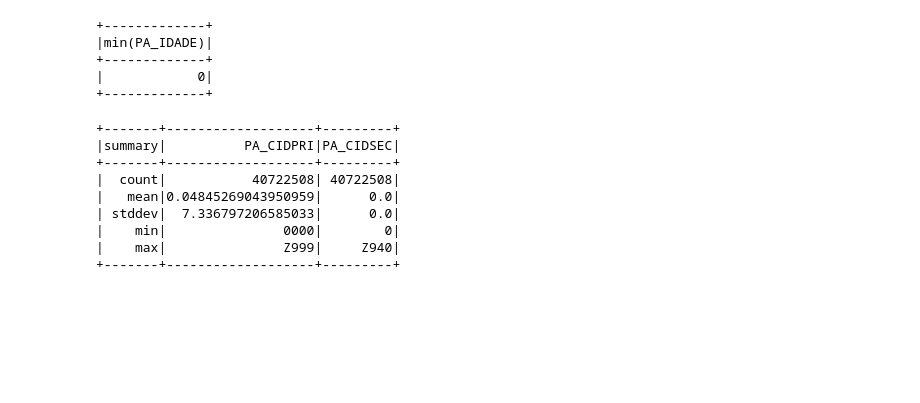
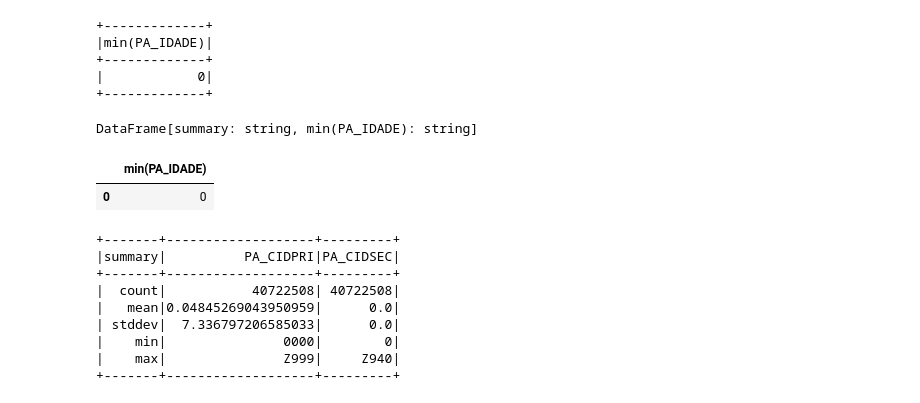
Before and after one commit to wilianselzlein/DataSUS, a Jupyter notebook: notebook/EDA-Covid-PySpark.ipynb, the cells around one changed output. Saved outputs shown, nothing was run; the diff lists cells and outputs as text; code cells hidden in the pictures; blank space fills up the shorter version.

```diff
--- a/notebook/EDA-Covid-PySpark.ipynb
+++ b/notebook/EDA-Covid-PySpark.ipynb
@@ -255,6 +237,15 @@ teenagerDF.show()
 +-------------+
 |            0|
 +-------------+
+# %%
+teenagerDF.summary()
+# %% [output]
+DataFrame[summary: string, min(PA_IDADE): string]
+# %%
+teenagerDF.toPandas()
+# %% [output]
+|  | min(PA_IDADE) |
+| 0 | 0 |
 # %%
 # df.show(1, vertical=True)
 # %%
```
Also changed, not shown: parts of 8 cells of this notebook, 4 other files.
